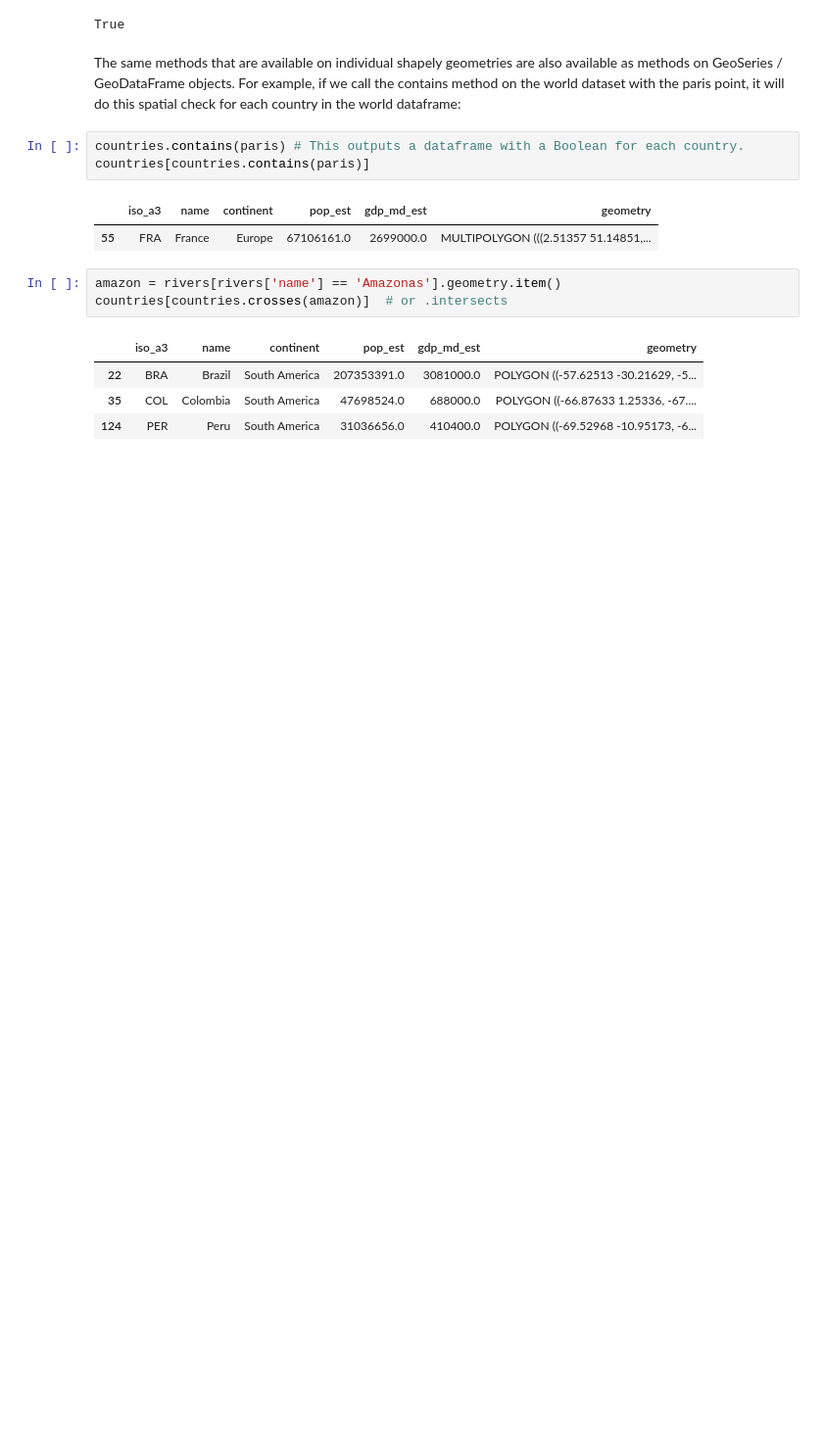
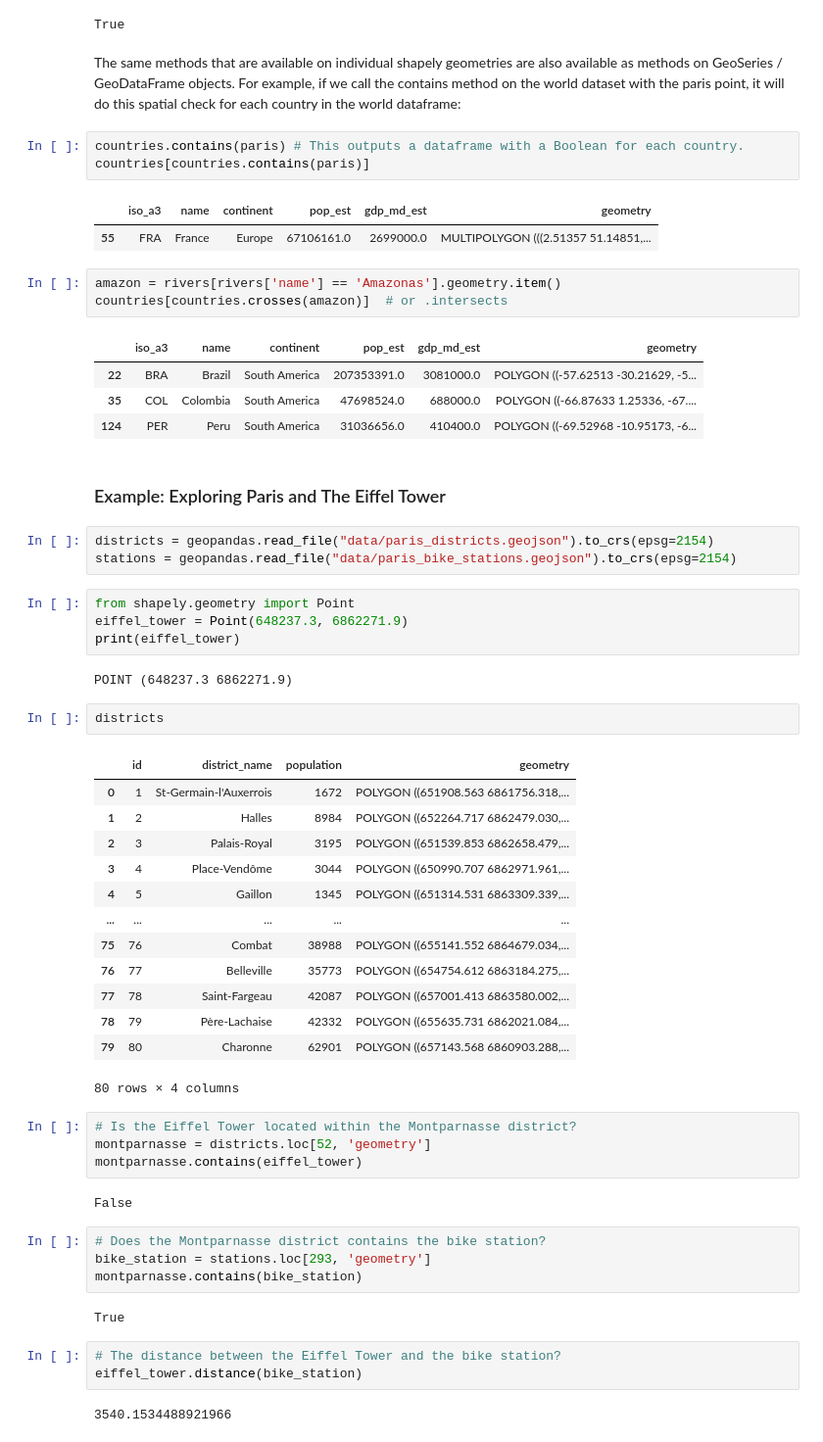
Before and after one commit to liljafreja/geopython, a Jupyter notebook: spatial_relationships_joins.ipynb, the cells around one changed output. Shown at 98% size. Drawn from its saved outputs; the diff is of its cells as text; blank space fills up the shorter version.

```diff
--- a/spatial_relationships_joins.ipynb
+++ b/spatial_relationships_joins.ipynb
@@ -45,3 +45,47 @@ countries[countries.crosses(amazon)]  # or .intersects
 | 22 | BRA | Brazil | South America | 207353391.0 | 3081000.0 | POLYGON ((-57.62513 -30.21629, -5... |
 | 35 | COL | Colombia | South America | 47698524.0 | 688000.0 | POLYGON ((-66.87633 1.25336, -67.... |
 | 124 | PER | Peru | South America | 31036656.0 | 410400.0 | POLYGON ((-69.52968 -10.95173, -6... |
+# %% [markdown]
+### Example: Exploring Paris and The Eiffel Tower
+# %%
+districts = geopandas.read_file("data/paris_districts.geojson").to_crs(epsg=2154)
+stations = geopandas.read_file("data/paris_bike_stations.geojson").to_crs(epsg=2154)
+# %%
+from shapely.geometry import Point
+eiffel_tower = Point(648237.3, 6862271.9)
+print(eiffel_tower)
+# %% [output]
+POINT (648237.3 6862271.9)
+# %%
+districts
+# %% [output]
+|  | id | district_name | population | geometry |
+| 0 | 1 | St-Germain-l'Auxerrois | 1672 | POLYGON ((651908.563 6861756.318,... |
+| 1 | 2 | Halles | 8984 | POLYGON ((652264.717 6862479.030,... |
+| 2 | 3 | Palais-Royal | 3195 | POLYGON ((651539.853 6862658.479,... |
+| 3 | 4 | Place-Vendôme | 3044 | POLYGON ((650990.707 6862971.961,... |
+| 4 | 5 | Gaillon | 1345 | POLYGON ((651314.531 6863309.339,... |
+| ... | ... | ... | ... | ... |
+| 75 | 76 | Combat | 38988 | POLYGON ((655141.552 6864679.034,... |
+| 76 | 77 | Belleville | 35773 | POLYGON ((654754.612 6863184.275,... |
+| 77 | 78 | Saint-Fargeau | 42087 | POLYGON ((657001.413 6863580.002,... |
+| 78 | 79 | Père-Lachaise | 42332 | POLYGON ((655635.731 6862021.084,... |
+| 79 | 80 | Charonne | 62901 | POLYGON ((657143.568 6860903.288,... |
+80 rows × 4 columns
+# %%
+# Is the Eiffel Tower located within the Montparnasse district?
+montparnasse = districts.loc[52, 'geometry']
+montparnasse.contains(eiffel_tower)
+# %% [output]
+False
+# %%
+# Does the Montparnasse district contains the bike station?
+bike_station = stations.loc[293, 'geometry']
+montparnasse.contains(bike_station)
+# %% [output]
+True
+# %%
+# The distance between the Eiffel Tower and the bike station?
+eiffel_tower.distance(bike_station)
+# %% [output]
+3540.1534488921966
```
Also changed, not shown: parts of 4 cells of this notebook.
